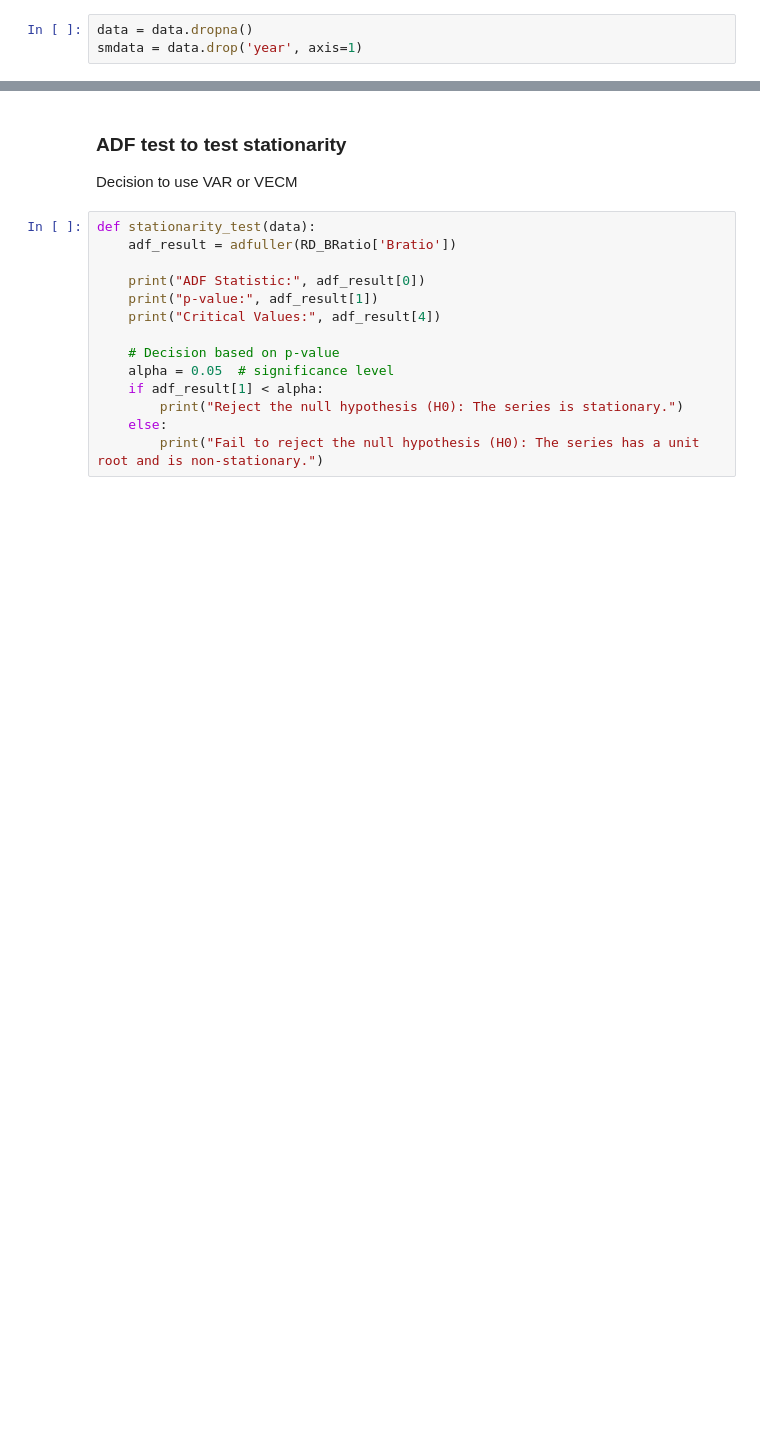
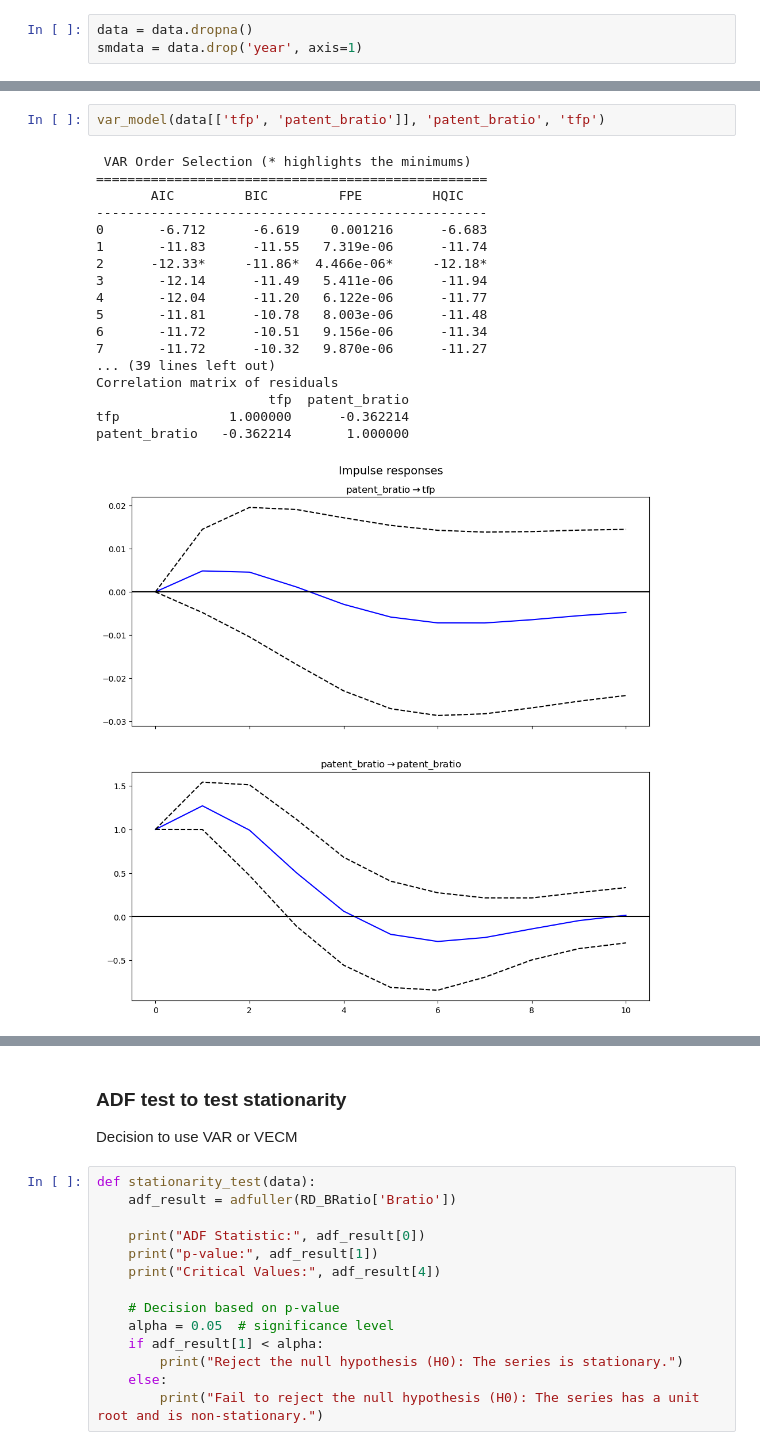
Before and after one commit to yueyun-zhang/InnovationEconomics-Exploration, a Jupyter notebook: Basic Research/Basic Research - VAR.ipynb, the cells around one changed output, grey strips where cells are left out. Cells and saved outputs as stored; diff of their text form; blank space fills up the shorter version.

```diff
--- a/Basic Research/Basic Research - VAR.ipynb
+++ b/Basic Research/Basic Research - VAR.ipynb
@@ -84,0 +220,21 @@ smdata = data.drop('year', axis=1)
+# %%
+var_model(data[['tfp', 'patent_bratio']], 'patent_bratio', 'tfp')
+# %% [output]
+ VAR Order Selection (* highlights the minimums)
+==================================================
+       AIC         BIC         FPE         HQIC
+--------------------------------------------------
+0       -6.712      -6.619    0.001216      -6.683
+1       -11.83      -11.55   7.319e-06      -11.74
+2      -12.33*     -11.86*  4.466e-06*     -12.18*
+3       -12.14      -11.49   5.411e-06      -11.94
+4       -12.04      -11.20   6.122e-06      -11.77
+5       -11.81      -10.78   8.003e-06      -11.48
+6       -11.72      -10.51   9.156e-06      -11.34
+7       -11.72      -10.32   9.870e-06      -11.27
+... (39 lines left out)
+Correlation matrix of residuals
+                      tfp  patent_bratio
+tfp              1.000000      -0.362214
+patent_bratio   -0.362214       1.000000
+[figure, added]
```
Also changed, not shown: parts of 41 cells of this notebook, 6 other files.
